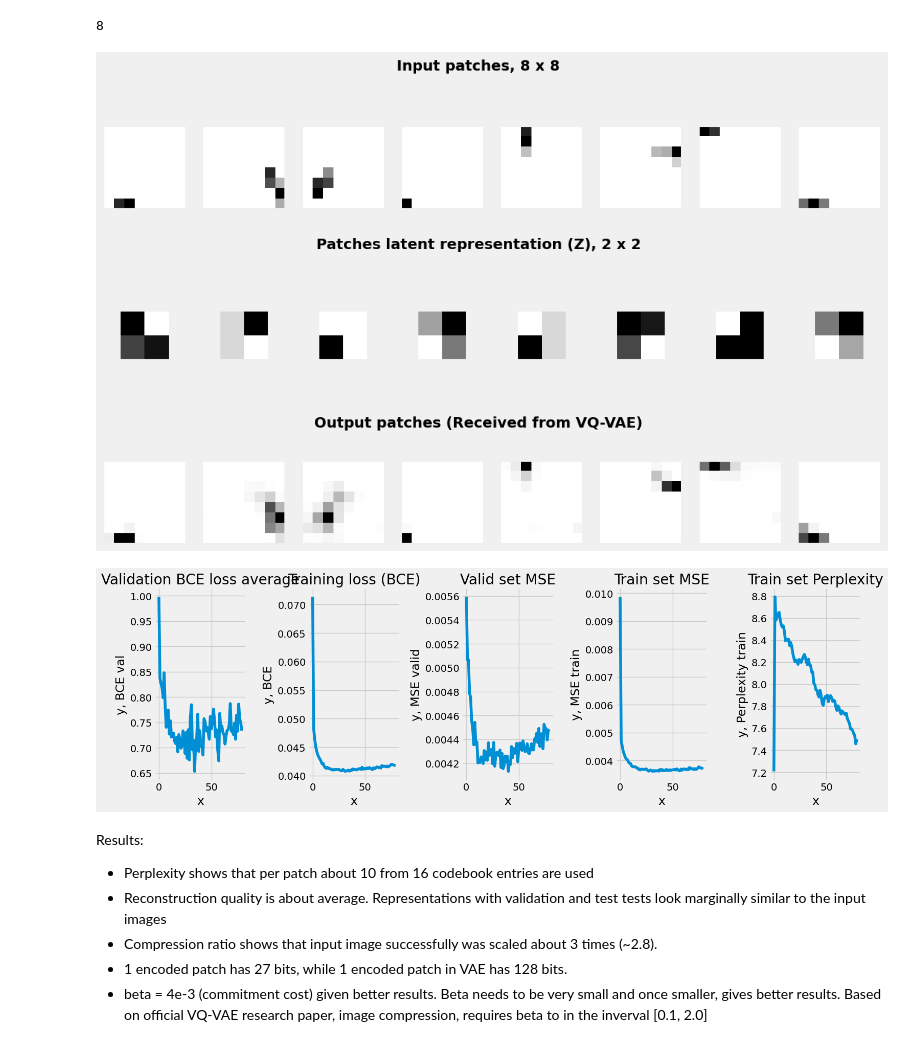
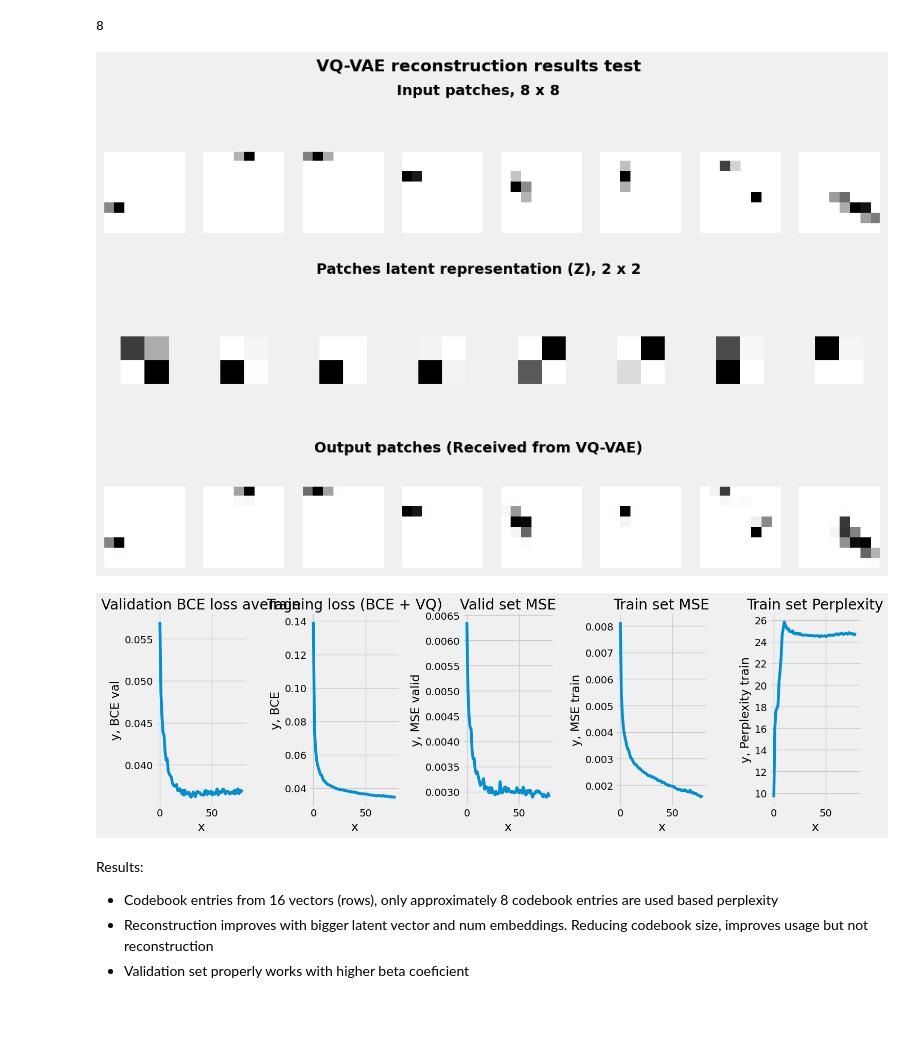
Before and after one commit to pauliusB20/vq-vae-experiments, a Jupyter notebook: cms_particle_hits/mvp_vq.ipynb, the cells around one changed output. Drawn from its saved outputs; the diff is of its cells as text; code cells hidden in the pictures; blank space fills up the shorter version.

```diff
--- a/cms_particle_hits/mvp_vq.ipynb
+++ b/cms_particle_hits/mvp_vq.ipynb
@@ -496,8 +537,10 @@ class VAE(nn.Module):
 # %%
-model = VAE(
-    hidden_channels=64,
+model = VQVAE(
+    hidden_channels=hidden_channels,
     kernel_size = 4,
-    slope=0.01
+    slope=0.01,
+    n_res_layers=2,
+    res_h_dim=32
 ).to(device)
 
 optimizer = optim.Adam(
@@ -779,5 +852,5 @@ total_bits = _get_total_hit_bits(total_hit_amount)
 # %%
-def plot_patches(patch_rows: list[tuple]) -> None:
+def plot_patches(patch_rows: list[tuple], title: str) -> None:
     cols = len(patch_rows[0][0])
     rows = len(patch_rows)
 
@@ -786,6 +859,12 @@ def plot_patches(patch_rows: list[tuple]) -> None:
     gs = GridSpec(
         3, cols,
         height_ratios=[1.5, 0.5, 1.5]
+    )
+    fig.suptitle(
+        title,
+        fontsize=16,
+        fontweight="bold",
+        y=0.98
     )
 
     for i in range(rows):
@@ -801,6 +880,8 @@ def plot_patches(patch_rows: list[tuple]) -> None:
             fontweight='bold'
         )
 
+        # row parts
+        # part 1
         for j in range(cols):
             ax = fig.add_subplot(gs[i, j])
 
@@ -813,15 +894,16 @@ def plot_patches(patch_rows: list[tuple]) -> None:
                 spine.set_visible(True)
                 spine.set_linewidth(1.5)
 
+
         plt.subplots_adjust(wspace=0.2, hspace=0.6)
     plt.show()
 
 
 patch_rows = [
-    (patches_before, "Input patches, 8 x 8"),
-    (patches_z, "Patches latent representation (Z), 2 x 2"),
-    (patches_after, "Output patches (Received from VQ-VAE)")
+    (patches_before_train, "Input patches, 8 x 8"),
+    (patches_z_train, "Patches latent representation (Z), 2 x 2"),
+    (patches_after_train, "Output patches (Received from VQ-VAE)")
 ]
 
-plot_patches(patch_rows)
+plot_patches(patch_rows, "VQ-VAE reconstruction results train")
 # %% [output]
@@ -880,7 +968,7 @@ patches_before_test = []
 patches_z = [] # latent vector
 
 bce_total_value = 0
-
+perplexity_total = 0
 test_set_size = len(test_loader)
 
 for patch_test in test_loader:
@@ -889,8 +977,11 @@ for patch_test in test_loader:
         recon_patch,
         codebook,
         z_q,
-        perplexity
+        perplexity,
+        _
     ) = model(patch_test)
+
+    perplexity_total += perplexity.item()
 
     if len(patches_after_test) < patch_display_limit:
         patch_test_np = patch_test[0][0].cpu().detach().numpy()
@@ -906,12 +997,14 @@ for patch_test in test_loader:
     bce_loss = F.binary_cross_entropy(
         patch_test,
         recon_patch,
-        reduction="sum"
+        reduction="mean"
     ).cpu().detach().numpy().item()
 
     bce_total_value += bce_loss
 
 bce_loss_average = bce_total_value / test_set_size
+perplexity_average = perplexity_total / test_set_size
 
 print(f"Based on test set (size = {test_set_size}), average BCE loss = {bce_loss_average:.5f}")
+print(f"Based on test set (size = {test_set_size}), average codebook perplexity = {perplexity_average:.5f}/{num_embeddings}")
 # %% [output]
@@ -923,18 +1017,18 @@ len(patches_before_test)
 # %%
 # Test dataset plotting part
 patch_rows = [
     (patches_before_test, "Input patches, 8 x 8"),
     (patches_z, "Patches latent representation (Z), 2 x 2"),
     (patches_after_test, "Output patches (Received from VQ-VAE)")
 ]
 
-plot_patches(patch_rows)
+plot_patches(patch_rows, "VQ-VAE reconstruction results test")
 # %% [output]
-[figure, old version]
+[figure, new version]
 # %%
 values_to_plot = [
     (list(range(len(average_loss_values_val))), average_loss_values_val, "Validation BCE loss average", "BCE val"),
-    (list(range(len(average_loss_train))), average_loss_train, "Training loss (BCE)", "BCE"),
+    (list(range(len(average_loss_train))), average_loss_train, "Training loss (BCE + VQ)", "BCE"),
     (list(range(len(average_loss_valid_mse_val))), average_loss_valid_mse_val, "Valid set MSE", "MSE valid"),
     (list(range(len(average_loss_train_mse))), average_loss_train_mse, "Train set MSE", "MSE train"),
     (list(range(len(average_perplexity_train))), average_perplexity_train, "Train set Perplexity", "Perplexity train"),
@@ -968,12 +1062,15 @@ plt.show()
 # plt.title(title)
 # plt.show()
 # %% [output]
-[figure, old version]
+[figure, new version]
 # %% [markdown]
 Results:
-* Perplexity shows that per patch about 10 from 16 codebook entries are used
+<!-- * Perplexity shows that per patch about 10 from 16 codebook entries are used
 * Reconstruction quality is about average. Representations with validation and test tests
 look marginally similar to the input images
 * Compression ratio shows that input image successfully was scaled about 3 times (~2.8).
 * 1 encoded patch has 27 bits, while 1 encoded patch in VAE has 128 bits.
-* beta = 4e-3 (commitment cost) given better results. Beta needs to be very small and once smaller, gives better results. Based on official VQ-VAE research paper, image compression, requires beta to in the inverval [0.1, 2.0]
+* beta = 4e-3 (commitment cost) given better results. Beta needs to be very small and once smaller, gives better results. Based on official VQ-VAE research paper, image compression, requires beta to in the inverval [0.1, 2.0] -->
+* Codebook entries from 16 vectors (rows), only approximately 8 codebook entries are used based perplexity
+* Reconstruction improves with bigger latent vector and num embeddings. Reducing codebook size, improves usage but not reconstruction
+* Validation set properly works with higher beta coeficient
```
Also changed, not shown: parts of 14 cells of this notebook.
